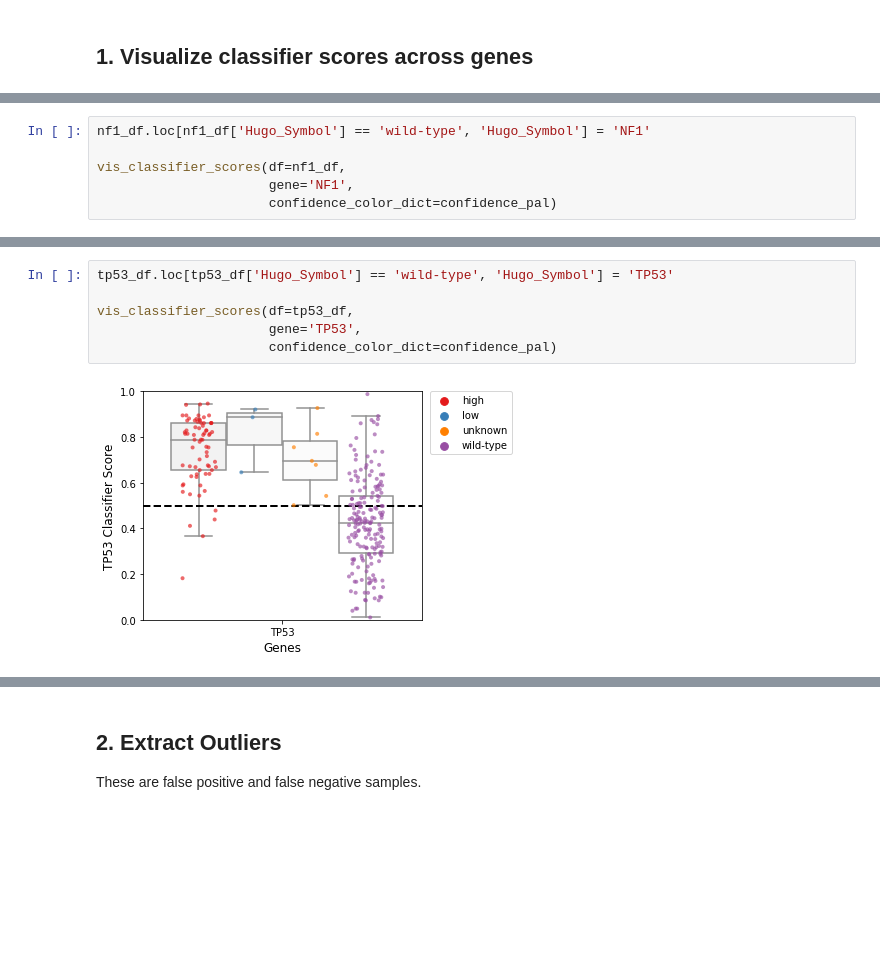
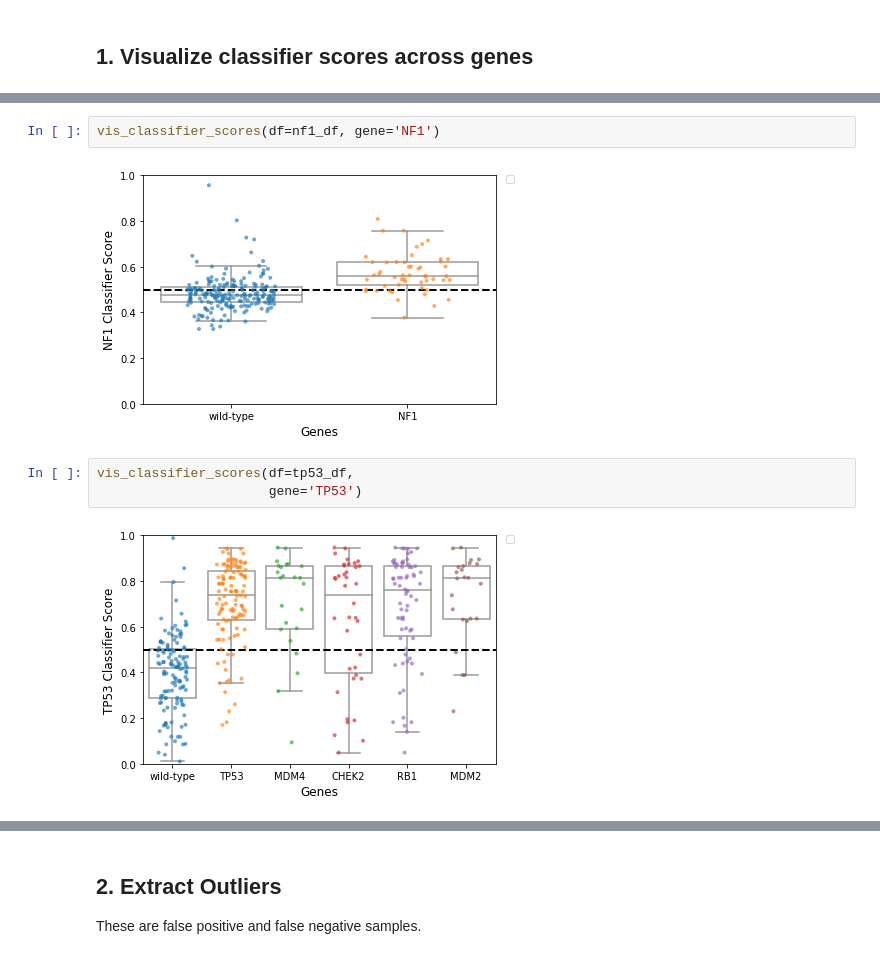
Before and after one commit to marislab/pdx-classification, a Jupyter notebook: 3.explore-variants.ipynb, the cells around one changed output, grey strips where cells are left out. Cells and saved outputs as stored; diff of their text form; blank space fills up the shorter version.

```diff
--- a/3.explore-variants.ipynb
+++ b/3.explore-variants.ipynb
@@ -107,6 +102,0 @@ vis_classifier_scores(df=ras_df,
-# %%
-nf1_df.loc[nf1_df['Hugo_Symbol'] == 'wild-type', 'Hugo_Symbol'] = 'NF1'
-
-vis_classifier_scores(df=nf1_df,
-                      gene='NF1',
-                      confidence_color_dict=confidence_pal)
@@ -115,11 +103,12 @@ vis_classifier_scores(df=nf1_df,
-# %%
-tp53_df.loc[tp53_df['Hugo_Symbol'] == 'wild-type', 'Hugo_Symbol'] = 'TP53'
-
-vis_classifier_scores(df=tp53_df,
-                      gene='TP53',
-                      confidence_color_dict=confidence_pal)
-# %% [output]
-[figure, removed]
+# %%
+vis_classifier_scores(df=nf1_df, gene='NF1')
+# %% [output]
+[figure, added]
+# %%
+vis_classifier_scores(df=tp53_df,
+                      gene='TP53')
+# %% [output]
+[figure, added]
 # %%
 # Plot different variant classifications across TP53
 file = os.path.join('figures', 'TP53_variant_classification.pdf')
```
Also changed, not shown: parts of 10 cells of this notebook, 2 other files.
